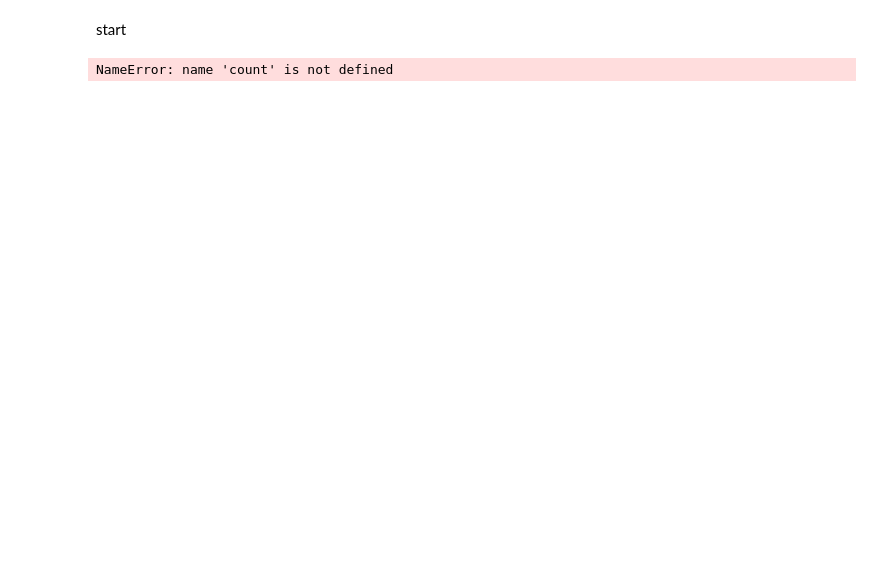
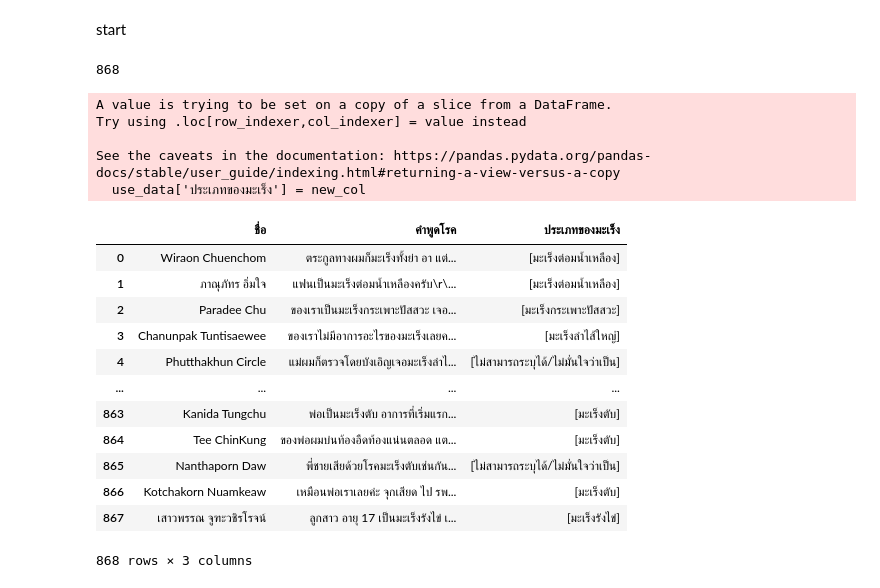
Before and after one commit to MOOwuttichai/Cancer_Social_Listening, a Jupyter notebook: project_มะเร็ง(หาโรคมะเร็ง).ipynb, the cells around one changed output. Drawn from its saved outputs; the diff is of its cells as text; code cells hidden in the pictures; blank space fills up the shorter version.

Commit message:
1.เเยกคนที่ระบุว่าตนเป็นมะเร็งอะไร 2.เเยกว่าเขาเป็นมะเร็งอะไร

```diff
--- a/project_มะเร็ง(หาโรคมะเร็ง).ipynb
+++ b/project_มะเร็ง(หาโรคมะเร็ง).ipynb
@@ -72,6 +72,6 @@ text
 # %%
 words = set(thai_words())
-name =['กระเพาะปัสสวะ','กระเพาะปัสสาวะ','เยื่อบุโพรงมดลูก','ปากมดลูก','เม็ดเลือดขาว','กระเพาะอาหาร','กระเพราะอาหาร']
+name =['กระเพาะปัสสวะ','กระเพาะปัสสาวะ','เยื่อบุโพรงมดลูก','ปากมดลูก','เม็ดเลือดขาว','กระเพาะอาหาร','กระเพราะอาหาร','ต่อมไทรอยด์','ต่อมไทยรอยด์','ท่อน้ำดี']
 for i in name:
   words.add(i)
 custom_tokenizer = Tokenizer(words)
@@ -79,7 +99,7 @@ cheat = custom_tokenizer.word_tokenize(normalize(text))
 # %%
 L=[]
 for i in range(len(cheat)):
-  if cheat[i] == "มะเร็ง":
+  if (cheat[i] == "มะเร็ง")|(cheat[i] == "โรคมะเร็ง"):
     L.append(cheat[i]+cheat[i+1])
 unique_list = list(OrderedDict.fromkeys(L)) # ลบคำซ้ำ
 # %%
@@ -89,6 +109,6 @@ unique_list
 # %%
 name_ceacar = ['มะเร็งกระเพาะปัสสวะ','มะเร็งเยื่อบุโพรงมดลูก','มะเร็งปากมดลูก','มะเร็งเม็ดเลือดขาว','มะเร็งตับ','มะเร็งตับอ่อน','มะเร็งต่อมลูกหมาก','มะเร็งกระเพาะปัสสาวะ','มะเร็งกระเพาะอาหาร'
-,'มะเร็งหลอดอาหาร','มะเร็งเต้านม','มะเร็งปากมดลูก','มะเร็งปอด','มะเร็งลำไส้ใหญ่','มะเร็งรังไข่','มะเร็งเม็ดเลือดขาว','มะเร็งช่องปาก','มะเร็งต่อมไทรอยด์','มะเร็งต่อมน้ำเหลือง','มะเร็งสมอง','มะเร็งผิวหนัง']
+,'มะเร็งหลอดอาหาร','มะเร็งเต้านม','มะเร็งปากมดลูก','มะเร็งปอด','มะเร็งลำไส้ใหญ่','มะเร็งรังไข่','มะเร็งเม็ดเลือดขาว','มะเร็งช่องปาก','มะเร็งต่อมไทรอยด์','มะเร็งต่อมน้ำเหลือง','มะเร็งสมอง','มะเร็งผิวหนัง','มะเร็งท่อน้ำดี']
 # %%
 kok = []
 for i in range(len(unique_list)):
@@ -105,7 +125,8 @@ kok
 start
 # %%
 name_ceacar = ['มะเร็งกระเพาะปัสสวะ','มะเร็งเยื่อบุโพรงมดลูก','มะเร็งปากมดลูก','มะเร็งเม็ดเลือดขาว','มะเร็งตับ','มะเร็งตับอ่อน','มะเร็งต่อมลูกหมาก','มะเร็งกระเพาะปัสสาวะ','มะเร็งกระเพาะอาหาร'
-,'มะเร็งหลอดอาหาร','มะเร็งเต้านม','มะเร็งปากมดลูก','มะเร็งปอด','มะเร็งลำไส้ใหญ่','มะเร็งรังไข่','มะเร็งเม็ดเลือดขาว','มะเร็งช่องปาก','มะเร็งต่อมไทรอยด์','มะเร็งต่อมน้ำเหลือง','มะเร็งสมอง','มะเร็งผิวหนัง']
+,'มะเร็งหลอดอาหาร','มะเร็งเต้านม','มะเร็งปากมดลูก','มะเร็งปอด','มะเร็งลำไส้ใหญ่','มะเร็งรังไข่','มะเร็งเม็ดเลือดขาว','มะเร็งช่องปาก','มะเร็งต่อมไทรอยด์','มะเร็งต่อมน้ำเหลือง','มะเร็งสมอง','มะเร็งผิวหนัง','มะเร็งลำไส้'
+,'มะเร็งท่อน้ำดี']
 # %%
 words = set(thai_words())
 name =['กระเพาะปัสสวะ','กระเพาะปัสสาวะ','เยื่อบุโพรงมดลูก','ปากมดลูก','เม็ดเลือดขาว','กระเพาะอาหาร','กระเพราะอาหาร']
@@ -132,6 +153,29 @@ for i in range(len(x)):
     kok.append('ไม่สามารถระบุได้/ไม่มั่นใจว่าเป็น')
   new_col.append(kok)
 # %%
-count(new_col)
+len(new_col)
 # %% [output]
-NameError: name 'count' is not defined
+868
+# %%
+use_data = x[['ชื่อ','คำพูดโรค']]
+use_data['ประเภทของมะเร็ง'] = new_col
+use_data
+# %% [output]
+A value is trying to be set on a copy of a slice from a DataFrame.
+Try using .loc[row_indexer,col_indexer] = value instead
+
+See the caveats in the documentation: https://pandas.pydata.org/pandas-docs/stable/user_guide/indexing.html#returning-a-view-versus-a-copy
+  use_data['ประเภทของมะเร็ง'] = new_col
+|  | ชื่อ | คำพูดโรค | ประเภทของมะเร็ง |
+| 0 | Wiraon Chuenchom | ตระกูลทางผมก็มะเร็งทั้งย่า อา แต่... | [มะเร็งต่อมน้ำเหลือง] |
+| 1 | ภาณุภัทร อิ่มใจ | แฟนเป็นมะเร็งต่อมน้ำเหลืองครับ\r\... | [มะเร็งต่อมน้ำเหลือง] |
+| 2 | Paradee Chu | ของเราเป็นมะเร็งกระเพาะปัสสวะ เจอ... | [มะเร็งกระเพาะปัสสวะ] |
+| 3 | Chanunpak Tuntisaewee | ของเราไม่มีอาการอะไรของมะเร็งเลยค... | [มะเร็งลำไส้ใหญ่] |
+| 4 | Phutthakhun Circle | แม่ผมก็ตรวจโดยบังเอิญเจอมะเร็งลำไ... | [ไม่สามารถระบุได้/ไม่มั่นใจว่าเป็น] |
+| ... | ... | ... | ... |
+| 863 | Kanida Tungchu | พ่อเป็นมะเร็งตับ อาการที่เริ่มแรก... | [มะเร็งตับ] |
+| 864 | Tee ChinKung | ของพ่อผมบ่นท้องอืดท้องแน่นตลอด แต... | [มะเร็งตับ] |
+| 865 | Nanthaporn Daw | พี่ชายเสียด้วยโรคมะเร็งตับเช่นกัน... | [ไม่สามารถระบุได้/ไม่มั่นใจว่าเป็น] |
+| 866 | Kotchakorn Nuamkeaw | เหมือนพ่อเราเลยค่ะ จุกเสียด ไป รพ... | [มะเร็งตับ] |
+| 867 | เสาวพรรณ จูฑะวชิรโรจน์ | ลูกสาว อายุ 17 เป็นมะเร็งรังไข่ เ... | [มะเร็งรังไข่] |
+868 rows × 3 columns
```
Also changed, not shown: parts of 5 cells of this notebook.
